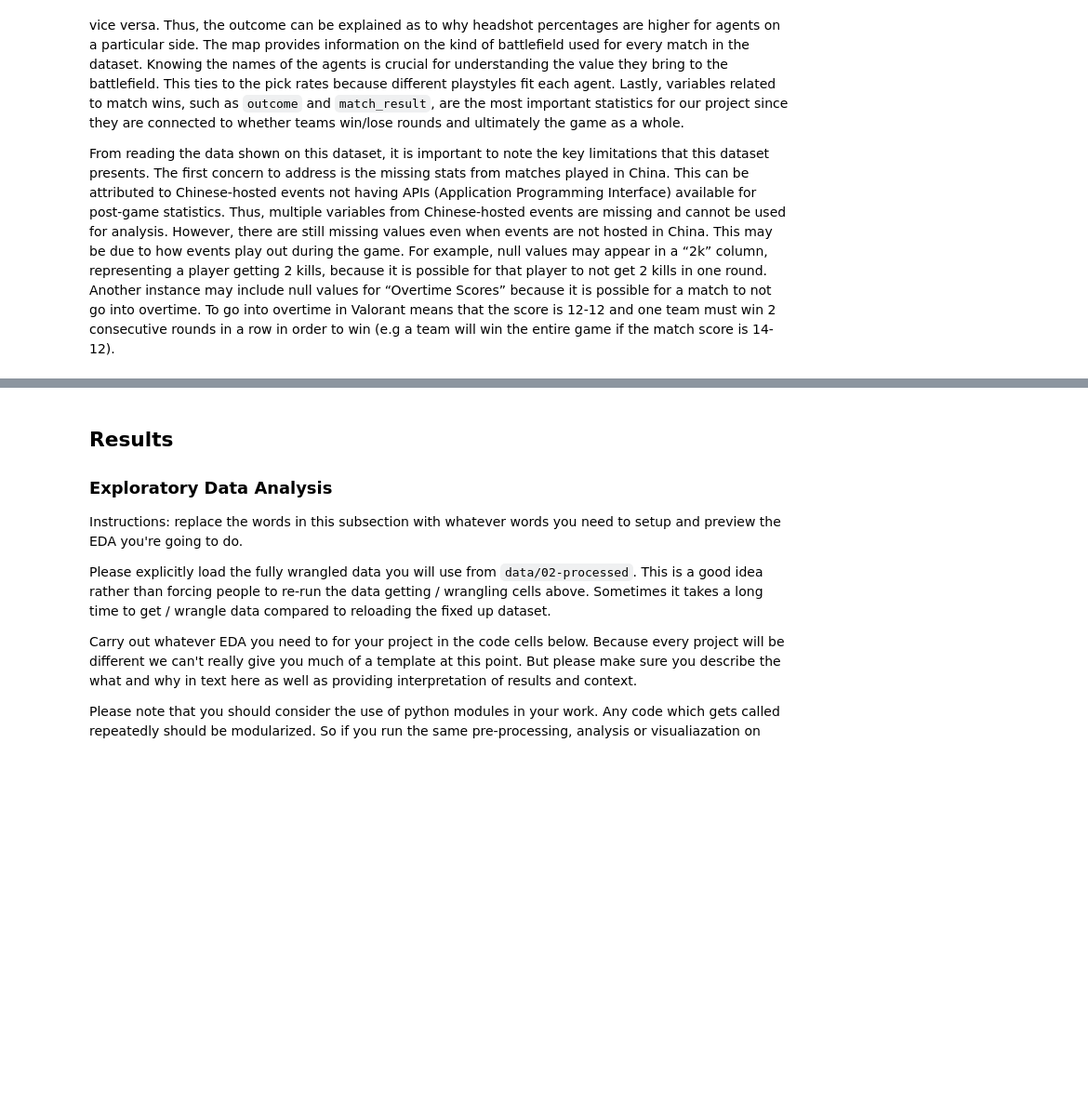
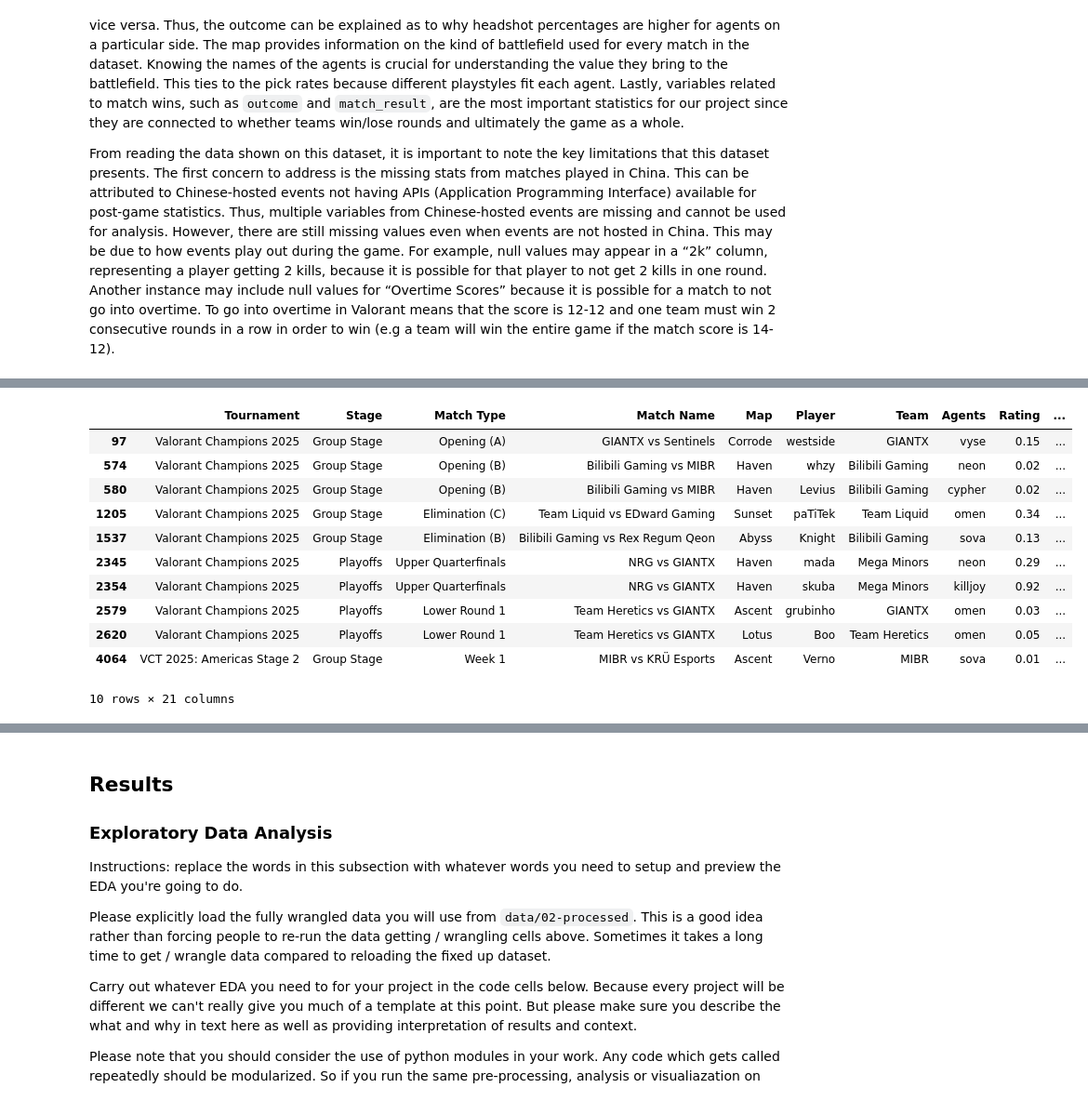
Before and after one commit to COGS108/Group102_WI26, a Jupyter notebook: 02-EDACheckpoint.ipynb, the cells around one changed output, grey strips where cells are left out. Shown at 93% size. Cells and saved outputs as stored; diff of their text form; code cells hidden in the pictures; blank space fills up the shorter version.

```diff
--- a/02-EDACheckpoint.ipynb
+++ b/02-EDACheckpoint.ipynb
@@ -526,0 +1156,18 @@ print(team_avg_hs.head(10))
+# %%
+# look into missing entries
+vct25_overview[
+    vct25_overview.isna().any(axis=1)
+].head(10)
+# %% [output]
+|  | Tournament | Stage | Match Type | Match Name | Map | Player | Team | Agents | Rating | ... |
+| 97 | Valorant Champions 2025 | Group Stage | Opening (A) | GIANTX vs Sentinels | Corrode | westside | GIANTX | vyse | 0.15 | ... |
+| 574 | Valorant Champions 2025 | Group Stage | Opening (B) | Bilibili Gaming vs MIBR | Haven | whzy | Bilibili Gaming | neon | 0.02 | ... |
+| 580 | Valorant Champions 2025 | Group Stage | Opening (B) | Bilibili Gaming vs MIBR | Haven | Levius | Bilibili Gaming | cypher | 0.02 | ... |
+| 1205 | Valorant Champions 2025 | Group Stage | Elimination (C) | Team Liquid vs EDward Gaming | Sunset | paTiTek | Team Liquid | omen | 0.34 | ... |
+| 1537 | Valorant Champions 2025 | Group Stage | Elimination (B) | Bilibili Gaming vs Rex Regum Qeon | Abyss | Knight | Bilibili Gaming | sova | 0.13 | ... |
+| 2345 | Valorant Champions 2025 | Playoffs | Upper Quarterfinals | NRG vs GIANTX | Haven | mada | Mega Minors | neon | 0.29 | ... |
+| 2354 | Valorant Champions 2025 | Playoffs | Upper Quarterfinals | NRG vs GIANTX | Haven | skuba | Mega Minors | killjoy | 0.92 | ... |
+| 2579 | Valorant Champions 2025 | Playoffs | Lower Round 1 | Team Heretics vs GIANTX | Ascent | grubinho | GIANTX | omen | 0.03 | ... |
+| 2620 | Valorant Champions 2025 | Playoffs | Lower Round 1 | Team Heretics vs GIANTX | Lotus | Boo | Team Heretics | omen | 0.05 | ... |
+| 4064 | VCT 2025: Americas Stage 2 | Group Stage | Week 1 | MIBR vs KRÜ Esports | Ascent | Verno | MIBR | sova | 0.01 | ... |
+10 rows × 21 columns
```
Also changed, not shown: parts of 139 cells of this notebook, 5 other files.
